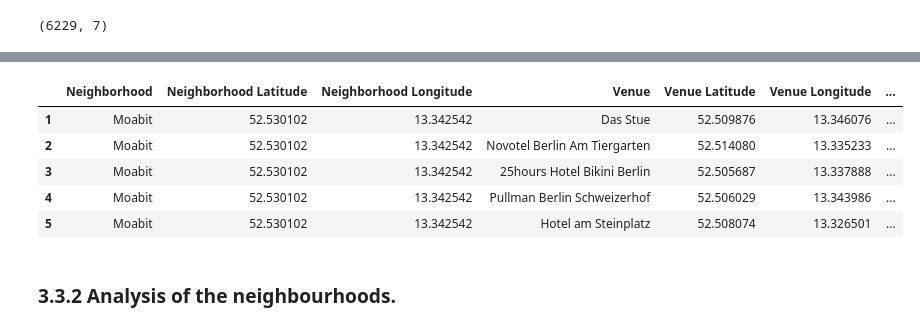
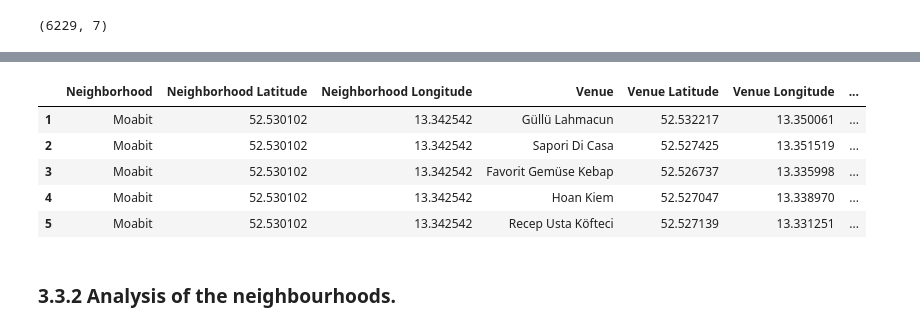
Before and after one commit to victoravalbuena/Coursera_Capstone, a Jupyter notebook: BERLIN_Neighborhood: Business Issue.ipynb, the cells around one changed output, grey strips where cells are left out. Saved outputs shown, nothing was run; the diff lists cells and outputs as text; code cells hidden in the pictures.

```diff
--- a/BERLIN_Neighborhood: Business Issue.ipynb
+++ b/BERLIN_Neighborhood: Business Issue.ipynb
@@ -410,7 +407,7 @@ berlin_venues.shape
 # %% [output]
 (6229, 7)
 # %%
-# Create a Data-Frame out of it to concentrate only on Hotels
-Berlin_Venues_only_hotels = berlin_venues[berlin_venues['Venue Category'].str.contains('Hotel')].reset_index(drop=True)
-Berlin_Venues_only_hotels.index = np.arange(1, len(Berlin_Venues_only_hotels )+1)
+# Create a Data-Frame out of it to concentrate only on Restaurants
+Berlin_Venues_only_restaurants = berlin_venues[berlin_venues['Venue Category'].str.contains('Restaurant')].reset_index(drop=True)
+Berlin_Venues_only_restaurants.index = np.arange(1, len(Berlin_Venues_only_restaurants )+1)
 # %%
@@ -421,13 +432,13 @@ Hotel Bar      5
 Name: Venue Category, dtype: int64
 # %%
-Berlin_Venues_only_hotels.head()
+Berlin_Venues_only_restaurants.head()
 # %% [output]
 |  | Neighborhood | Neighborhood Latitude | Neighborhood Longitude | Venue | Venue Latitude | Venue Longitude | ... |
-| 1 | Moabit | 52.530102 | 13.342542 | Das Stue | 52.509876 | 13.346076 | ... |
-| 2 | Moabit | 52.530102 | 13.342542 | Novotel Berlin Am Tiergarten | 52.514080 | 13.335233 | ... |
-| 3 | Moabit | 52.530102 | 13.342542 | 25hours Hotel Bikini Berlin | 52.505687 | 13.337888 | ... |
-| 4 | Moabit | 52.530102 | 13.342542 | Pullman Berlin Schweizerhof | 52.506029 | 13.343986 | ... |
-| 5 | Moabit | 52.530102 | 13.342542 | Hotel am Steinplatz | 52.508074 | 13.326501 | ... |
+| 1 | Moabit | 52.530102 | 13.342542 | Güllü Lahmacun | 52.532217 | 13.350061 | ... |
+| 2 | Moabit | 52.530102 | 13.342542 | Sapori Di Casa | 52.527425 | 13.351519 | ... |
+| 3 | Moabit | 52.530102 | 13.342542 | Favorit Gemüse Kebap | 52.526737 | 13.335998 | ... |
+| 4 | Moabit | 52.530102 | 13.342542 | Hoan Kiem | 52.527047 | 13.338970 | ... |
+| 5 | Moabit | 52.530102 | 13.342542 | Recep Usta Köfteci | 52.527139 | 13.331251 | ... |
 # %% [markdown]
 ### 3.3.2 Analysis of the neighbourhoods.
 # %%
```
Also changed, not shown: parts of 45 cells of this notebook.
